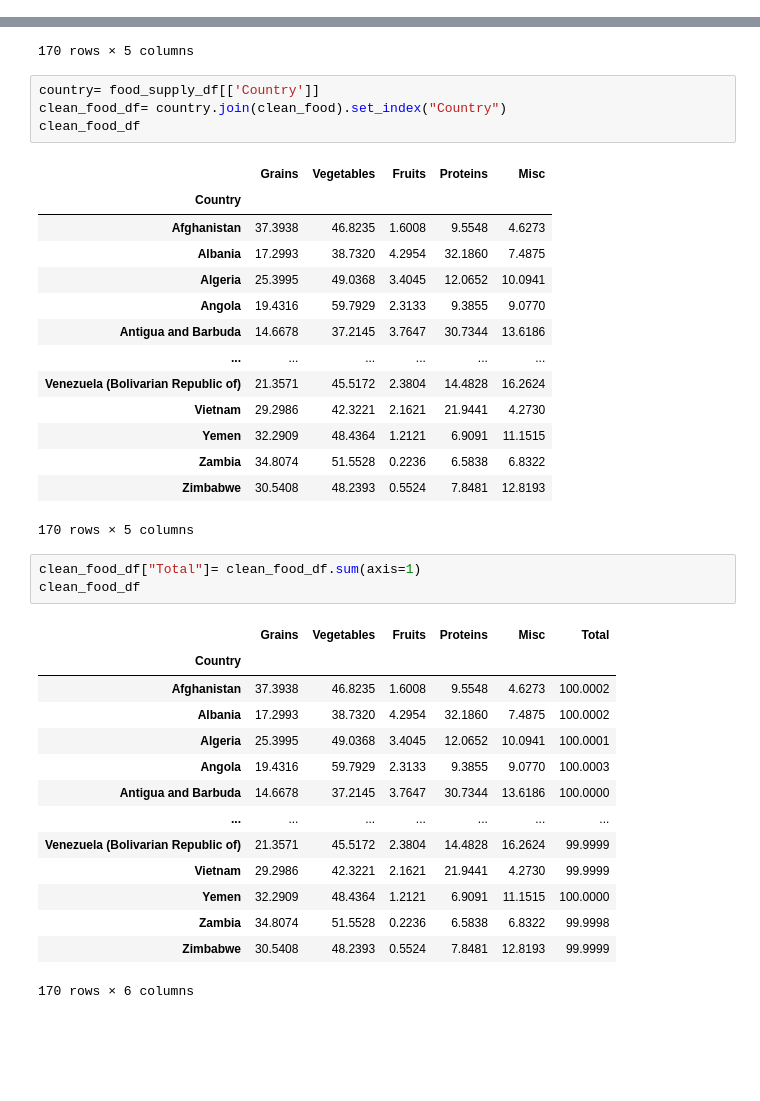
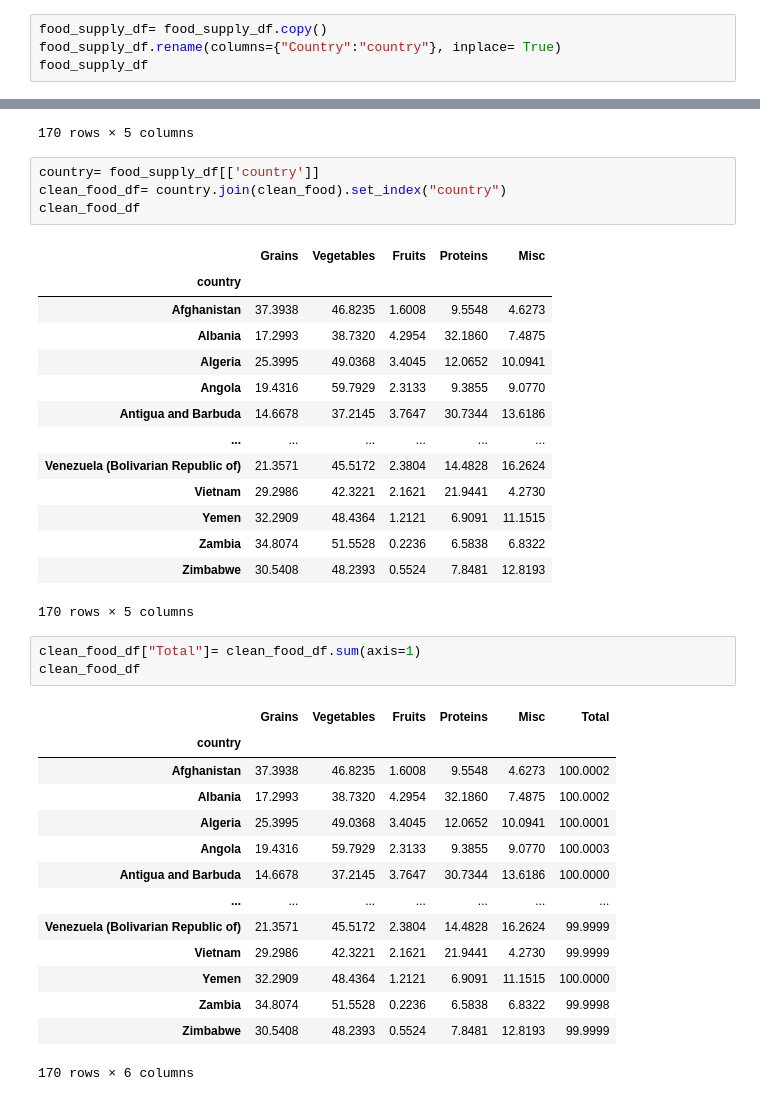
Before and after one commit to Candy-Capilla/COVID-19_and_Healthy_Diet_G3, a Jupyter notebook: Food_Data.ipynb, the cells around one changed output, grey strips where cells are left out. Drawn from its saved outputs; the diff is of its cells as text; blank space fills up the shorter version.

```diff
--- a/Food_Data.ipynb
+++ b/Food_Data.ipynb
@@ -23,0 +23,4 @@ food_df
+# %%
+food_supply_df= food_supply_df.copy()
+food_supply_df.rename(columns={"Country":"country"}, inplace= True)
+food_supply_df
@@ -137,12 +154,12 @@ clean_food
 | 169 | 30.5408 | 48.2393 | 0.5524 | 7.8481 | 12.8193 |
 170 rows × 5 columns
 # %%
-country= food_supply_df[['Country']]
-clean_food_df= country.join(clean_food).set_index("Country")
+country= food_supply_df[['country']]
+clean_food_df= country.join(clean_food).set_index("country")
 clean_food_df
 # %% [output]
 |  | Grains | Vegetables | Fruits | Proteins | Misc |
-| Country |  |  |  |  |  |
+| country |  |  |  |  |  |
 | Afghanistan | 37.3938 | 46.8235 | 1.6008 | 9.5548 | 4.6273 |
 | Albania | 17.2993 | 38.7320 | 4.2954 | 32.1860 | 7.4875 |
 | Algeria | 25.3995 | 49.0368 | 3.4045 | 12.0652 | 10.0941 |
@@ -160,7 +177,7 @@ clean_food_df["Total"]= clean_food_df.sum(axis=1)
 clean_food_df
 # %% [output]
 |  | Grains | Vegetables | Fruits | Proteins | Misc | Total |
-| Country |  |  |  |  |  |  |
+| country |  |  |  |  |  |  |
 | Afghanistan | 37.3938 | 46.8235 | 1.6008 | 9.5548 | 4.6273 | 100.0002 |
 | Albania | 17.2993 | 38.7320 | 4.2954 | 32.1860 | 7.4875 | 100.0002 |
 | Algeria | 25.3995 | 49.0368 | 3.4045 | 12.0652 | 10.0941 | 100.0001 |
```
Also changed, not shown: parts of 14 cells of this notebook.
